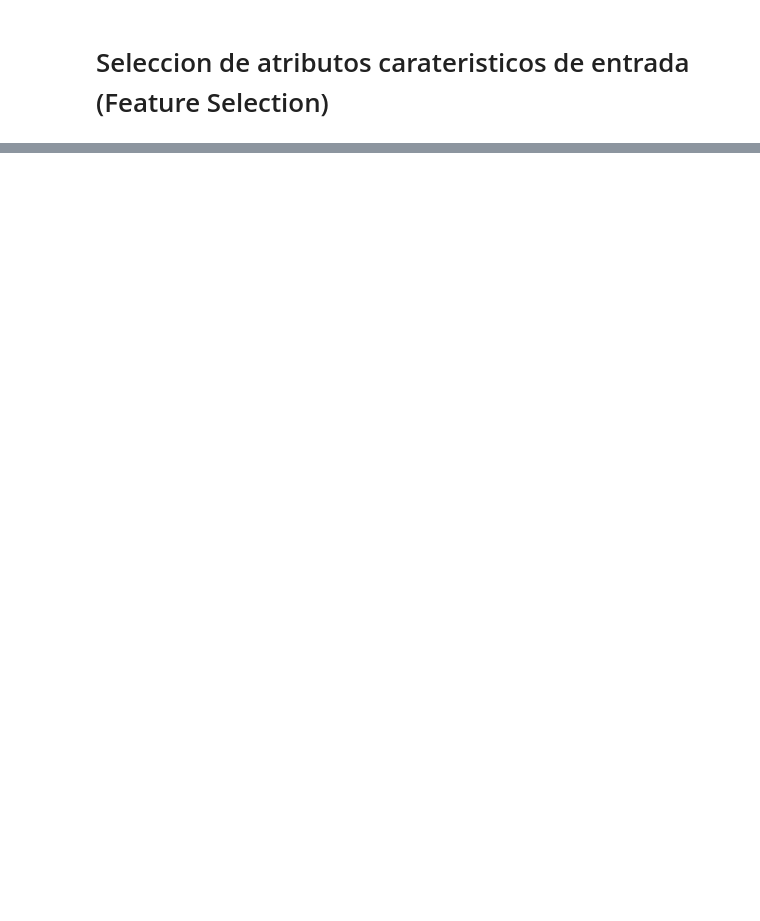
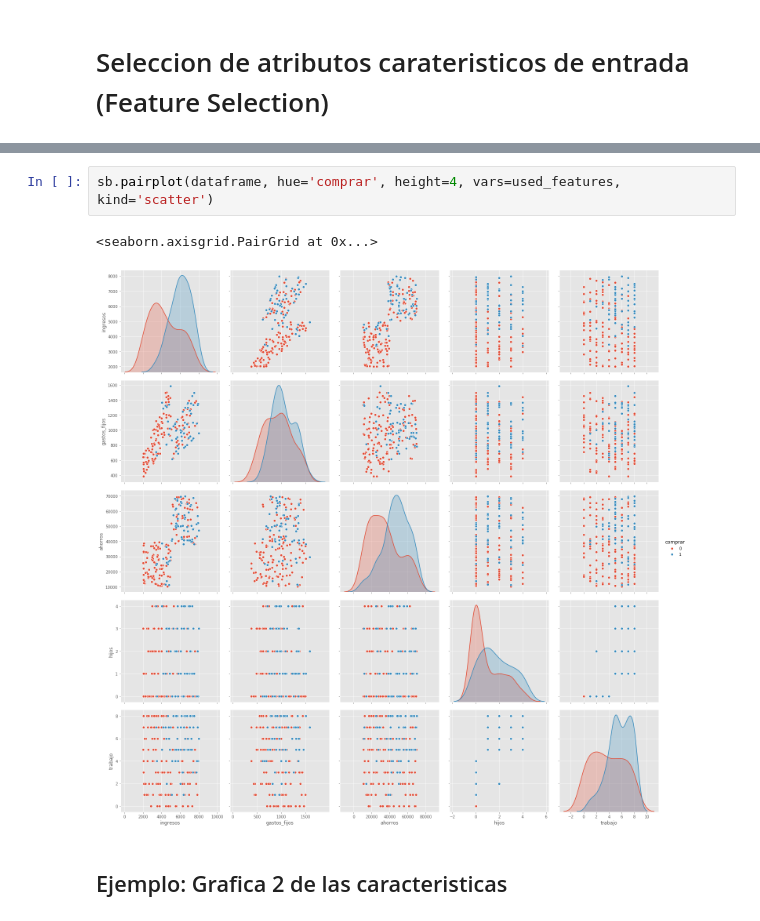
Before and after one commit to sergio12347/IA-CLASE-M5, a Jupyter notebook: practica Gaussian Naive Bayes.ipynb, the cells around one changed output, grey strips where cells are left out. Saved outputs shown, nothing was run; the diff lists cells and outputs as text; blank space fills up the shorter version.

```diff
--- a/practica Gaussian Naive Bayes.ipynb
+++ b/practica Gaussian Naive Bayes.ipynb
@@ -98,0 +123,7 @@ NameError: name 'as_type' is not defined
+# %%
+sb.pairplot(dataframe, hue='comprar', height=4, vars=used_features, kind='scatter')
+# %% [output]
+<seaborn.axisgrid.PairGrid at 0x...>
+[figure, added]
+# %% [markdown]
+## Ejemplo: Grafica 2 de las caracteristicas
```
Also changed, not shown: parts of 18 cells of this notebook.
